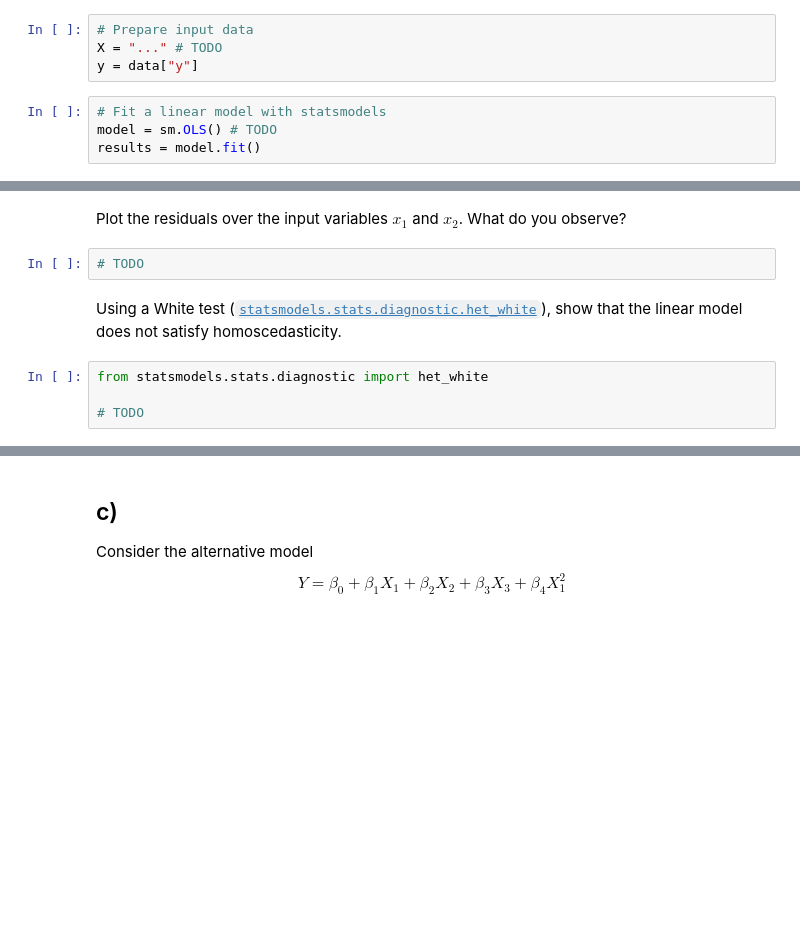
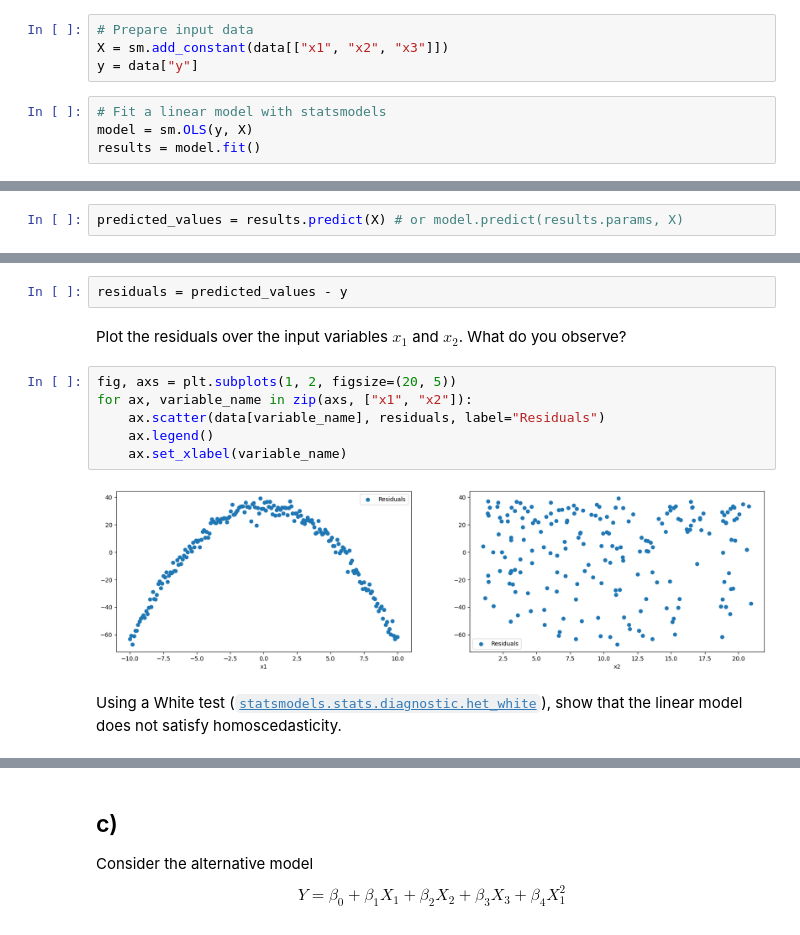
Before and after one commit to jakobudovic/BaML, a Jupyter notebook: 02T/T02-E2-template.ipynb, the cells around one changed output, grey strips where cells are left out. Saved outputs shown, nothing was run; the diff lists cells and outputs as text; blank space fills up the shorter version.

```diff
--- a/02T/T02-E2-template.ipynb
+++ b/02T/T02-E2-template.ipynb
@@ -31,11 +101,11 @@ Using [``sm.OLS``](https://www.statsmodels.org/dev/generated/statsmodels.regress
 > Note: You may want to use ``sm.add_constant`` to add values for the intercept.
 # %%
 # Prepare input data
-X = "..." # TODO
+X = sm.add_constant(data[["x1", "x2", "x3"]])
 y = data["y"]
 # %%
 # Fit a linear model with statsmodels
-model = sm.OLS() # TODO
+model = sm.OLS(y, X)
 results = model.fit()
 # %%
 # Show the results using the summary() function
@@ -47,3 +133,5 @@ predicted_values = "..." # TODO
+# %%
+predicted_values = results.predict(X) # or model.predict(results.params, X)
 # %%
 # Visualization of the predicted variables vs. the true variables
 # NOTHING TO DO here
@@ -62,10 +150,14 @@ residuals = "..." # TODO
+# %%
+residuals = predicted_values - y
 # %% [markdown]
 Plot the residuals over the input variables $x_1$ and $x_2$. What do you observe?
-# %%
-# TODO
+# %%
+fig, axs = plt.subplots(1, 2, figsize=(20, 5))
+for ax, variable_name in zip(axs, ["x1", "x2"]):
+    ax.scatter(data[variable_name], residuals, label="Residuals")
+    ax.legend()
+    ax.set_xlabel(variable_name)
+# %% [output]
+[figure, added]
 # %% [markdown]
 Using a White test ([`statsmodels.stats.diagnostic.het_white`](https://www.statsmodels.org/dev/generated/statsmodels.stats.diagnostic.het_white.html)), show that the linear model does not satisfy homoscedasticity.
-# %%
-from statsmodels.stats.diagnostic import het_white
-
-# TODO
```
Also changed, not shown: parts of 32 cells of this notebook, 1 other file.
